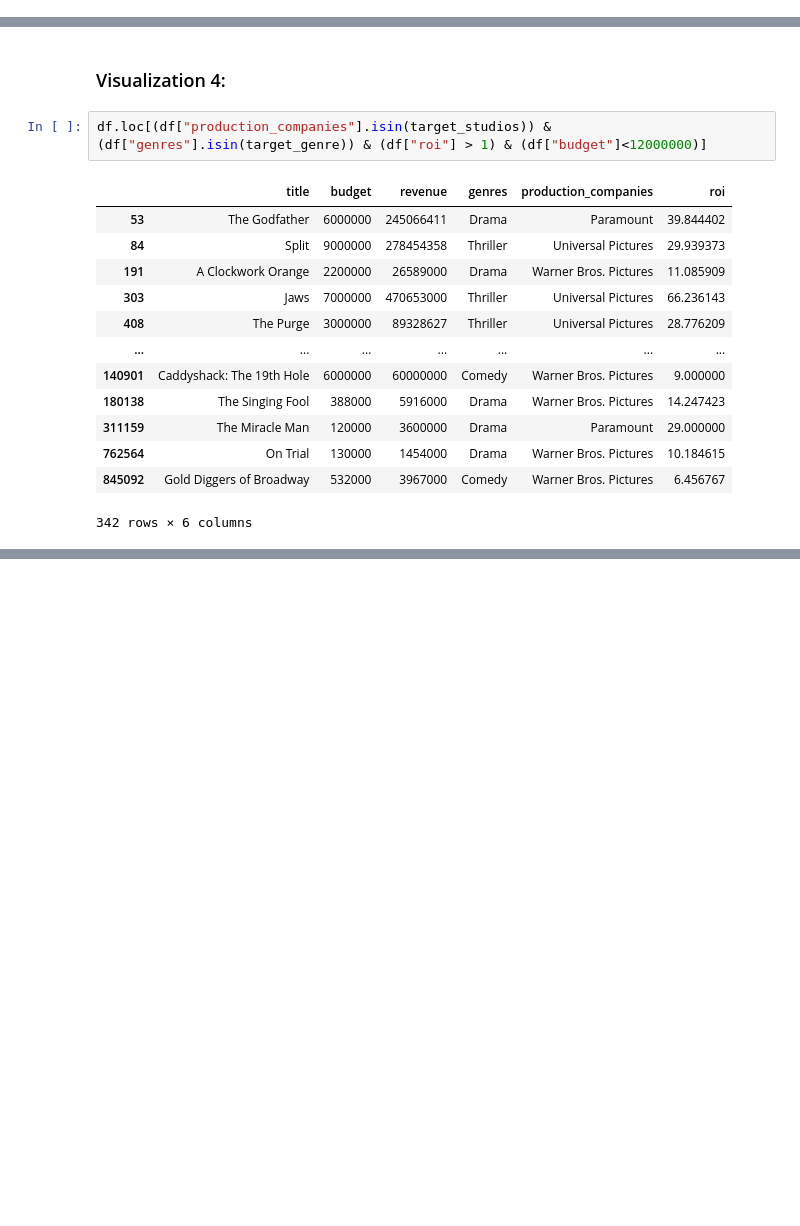
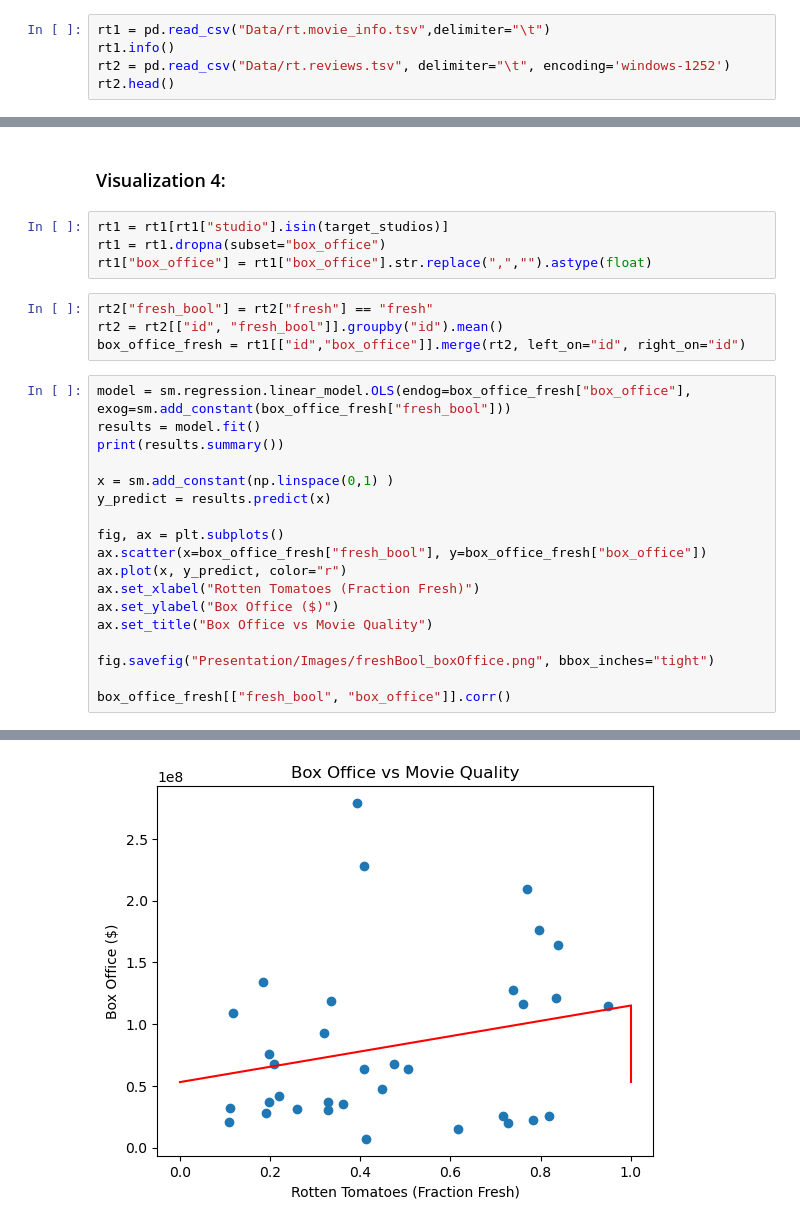
Before and after one commit to jgoett2/Phase-2-MovieProject, a Jupyter notebook: index.ipynb, the cells around one changed output, grey strips where cells are left out. Drawn from its saved outputs; the diff is of its cells as text; blank space fills up the shorter version.

```diff
--- a/index.ipynb
+++ b/index.ipynb
@@ -48,3 +49,8 @@ df = df[df["production_companies"].isin(top_studios)]
 df = df[["title", "budget", "revenue", "genres", "production_companies", "roi"]]
 # %% [markdown]
 ### Get Rotten Tomatoes Data
+# %%
+rt1 = pd.read_csv("Data/rt.movie_info.tsv",delimiter="\t")
+rt1.info()
+rt2 = pd.read_csv("Data/rt.reviews.tsv", delimiter="\t", encoding='windows-1252')
+rt2.head()
@@ -163,18 +165,29 @@ target_genre
 # %% [markdown]
 ### Visualization 4:
-# %%
-df.loc[(df["production_companies"].isin(target_studios)) & (df["genres"].isin(target_genre)) & (df["roi"] > 1) & (df["budget"]<12000000)]
-# %% [output]
-|  | title | budget | revenue | genres | production_companies | roi |
-| 53 | The Godfather | 6000000 | 245066411 | Drama | Paramount | 39.844402 |
-| 84 | Split | 9000000 | 278454358 | Thriller | Universal Pictures | 29.939373 |
-| 191 | A Clockwork Orange | 2200000 | 26589000 | Drama | Warner Bros. Pictures | 11.085909 |
-| 303 | Jaws | 7000000 | 470653000 | Thriller | Universal Pictures | 66.236143 |
-| 408 | The Purge | 3000000 | 89328627 | Thriller | Universal Pictures | 28.776209 |
-| ... | ... | ... | ... | ... | ... | ... |
-| 140901 | Caddyshack: The 19th Hole | 6000000 | 60000000 | Comedy | Warner Bros. Pictures | 9.000000 |
-| 180138 | The Singing Fool | 388000 | 5916000 | Drama | Warner Bros. Pictures | 14.247423 |
-| 311159 | The Miracle Man | 120000 | 3600000 | Drama | Paramount | 29.000000 |
-| 762564 | On Trial | 130000 | 1454000 | Drama | Warner Bros. Pictures | 10.184615 |
-| 845092 | Gold Diggers of Broadway | 532000 | 3967000 | Comedy | Warner Bros. Pictures | 6.456767 |
-342 rows × 6 columns
+# %%
+rt1 = rt1[rt1["studio"].isin(target_studios)]
+rt1 = rt1.dropna(subset="box_office")
+rt1["box_office"] = rt1["box_office"].str.replace(",","").astype(float)
+# %%
+rt2["fresh_bool"] = rt2["fresh"] == "fresh"
+rt2 = rt2[["id", "fresh_bool"]].groupby("id").mean()
+box_office_fresh = rt1[["id","box_office"]].merge(rt2, left_on="id", right_on="id")
+# %%
+model = sm.regression.linear_model.OLS(endog=box_office_fresh["box_office"], exog=sm.add_constant(box_office_fresh["fresh_bool"]))
+results = model.fit()
+print(results.summary())
+
+x = sm.add_constant(np.linspace(0,1) )
+y_predict = results.predict(x)
+
+fig, ax = plt.subplots()
+ax.scatter(x=box_office_fresh["fresh_bool"], y=box_office_fresh["box_office"])
+ax.plot(x, y_predict, color="r")
+ax.set_xlabel("Rotten Tomatoes (Fraction Fresh)")
+ax.set_ylabel("Box Office ($)")
+ax.set_title("Box Office vs Movie Quality")
+
+fig.savefig("Presentation/Images/freshBool_boxOffice.png", bbox_inches="tight")
+
+box_office_fresh[["fresh_bool", "box_office"]].corr()
+# %% [output]
@@ -180,0 +214 @@ df.loc[(df["production_companies"].isin(target_studios)) & (df["genres"].isin(ta
+[figure, added]
```
Also changed, not shown: parts of 16 cells of this notebook.
